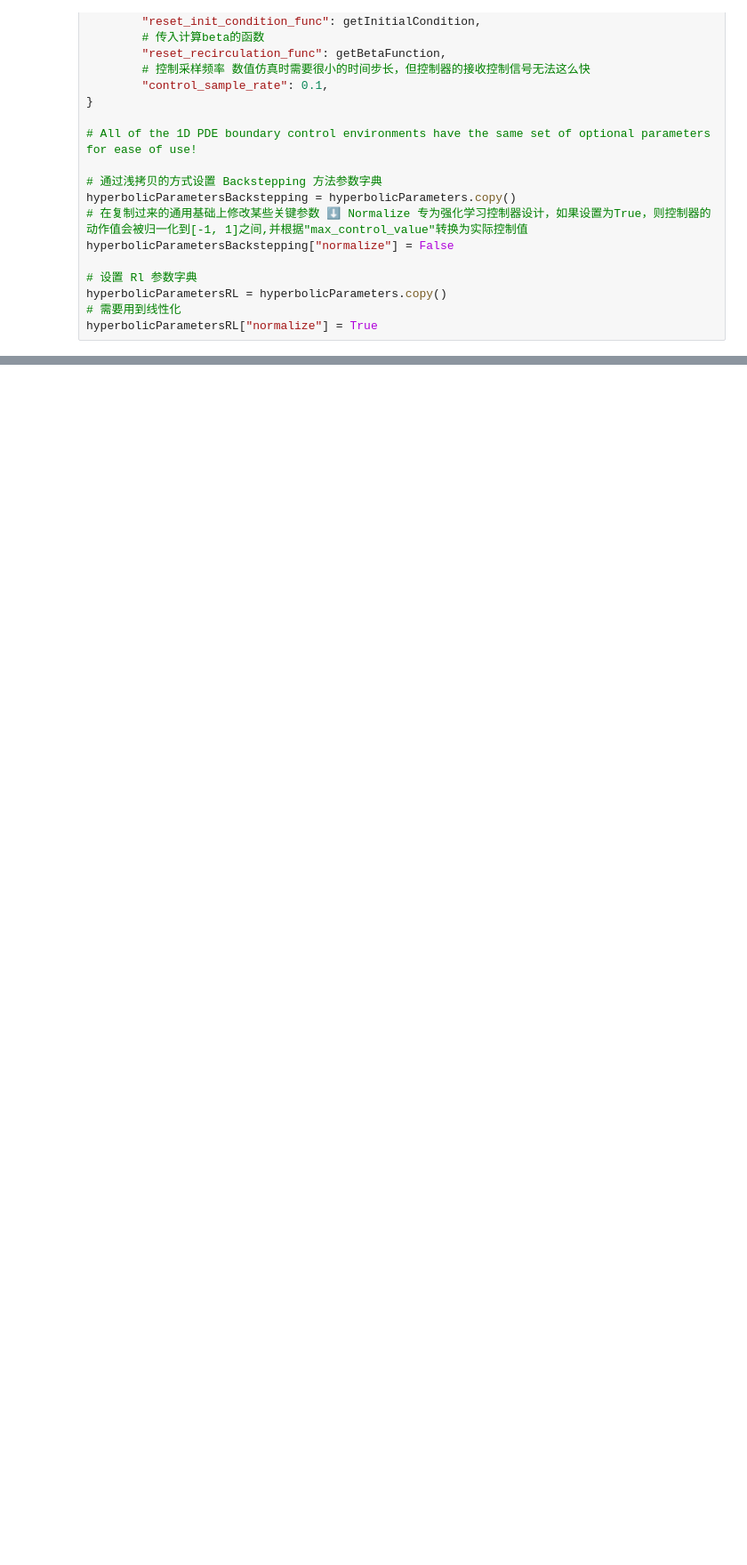
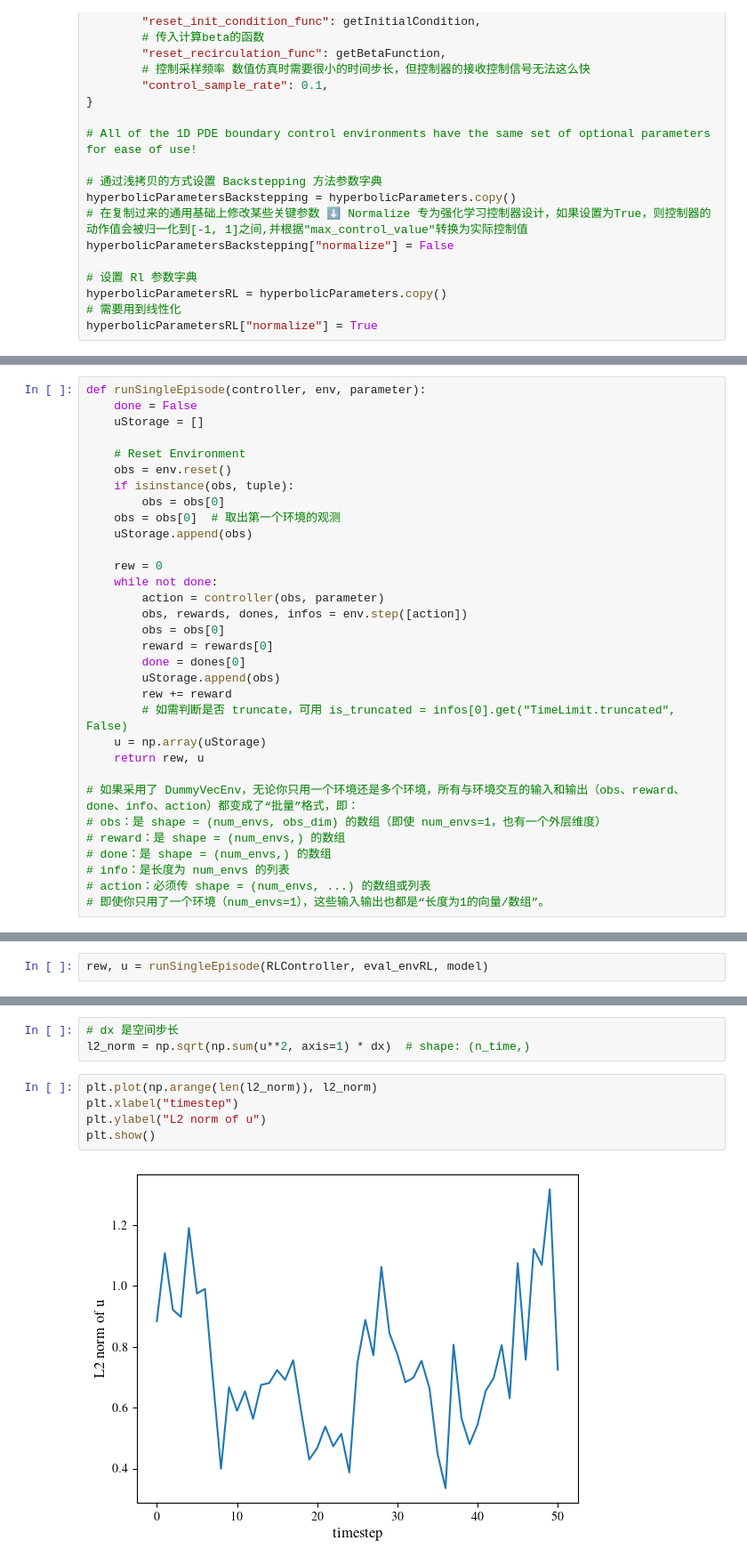
Before and after one commit to HaoYuanTian/PDEControlGym-thy, a Jupyter notebook: examples/transportPDE/HyperbolicPDEtest.ipynb, the cells around one changed output, grey strips where cells are left out. Shown at 89% size. Cells and saved outputs as stored; diff of their text form; blank space fills up the shorter version.

```diff
--- a/examples/transportPDE/HyperbolicPDEtest.ipynb
+++ b/examples/transportPDE/HyperbolicPDEtest.ipynb
@@ -143,0 +156,32 @@ model = model_class.load(model_path, env=eval_env)
+# %%
+def runSingleEpisode(controller, env, parameter):
+    done = False
+    uStorage = []
+
+    # Reset Environment
+    obs = env.reset()
+    if isinstance(obs, tuple):
+        obs = obs[0]
+    obs = obs[0]  # 取出第一个环境的观测
+    uStorage.append(obs)
+
+    rew = 0
+    while not done:
+        action = controller(obs, parameter)
+        obs, rewards, dones, infos = env.step([action])
+        obs = obs[0]
+        reward = rewards[0]
+        done = dones[0]
+        uStorage.append(obs)
+        rew += reward
+        # 如需判断是否 truncate，可用 is_truncated = infos[0].get("TimeLimit.truncated", False)
+    u = np.array(uStorage)
+    return rew, u
+
+# 如果采用了 DummyVecEnv，无论你只用一个环境还是多个环境，所有与环境交互的输入和输出（obs、reward、done、info、action）都变成了“批量”格式，即：
+# obs：是 shape = (num_envs, obs_dim) 的数组（即使 num_envs=1，也有一个外层维度）
+# reward：是 shape = (num_envs,) 的数组
+# done：是 shape = (num_envs,) 的数组
+# info：是长度为 num_envs 的列表
+# action：必须传 shape = (num_envs, ...) 的数组或列表
+# 即使你只用了一个环境（num_envs=1），这些输入输出也都是“长度为1的向量/数组”。
@@ -143,0 +209,2 @@ model = model_class.load(model_path, env=eval_env)
+# %%
+rew, u = runSingleEpisode(RLController, eval_envRL, model)
@@ -143,0 +268,10 @@ model = model_class.load(model_path, env=eval_env)
+# %%
+# dx 是空间步长
+l2_norm = np.sqrt(np.sum(u**2, axis=1) * dx)  # shape: (n_time,)
+# %%
+plt.plot(np.arange(len(l2_norm)), l2_norm)
+plt.xlabel("timestep")
+plt.ylabel("L2 norm of u")
+plt.show()
+# %% [output]
+[figure, added]
```
Also changed, not shown: parts of 9 cells of this notebook, 2 other files.
